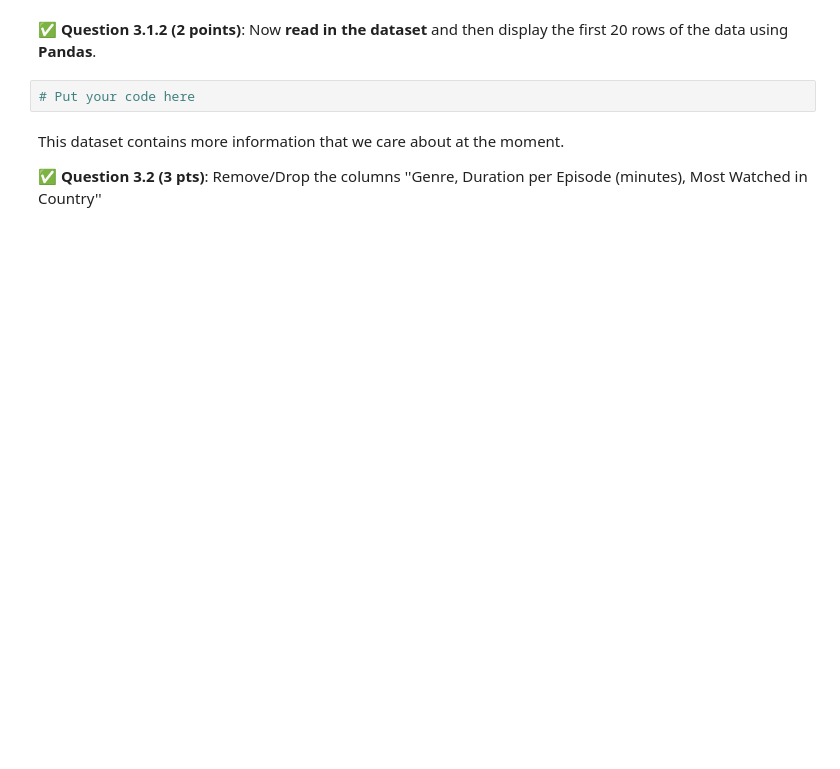
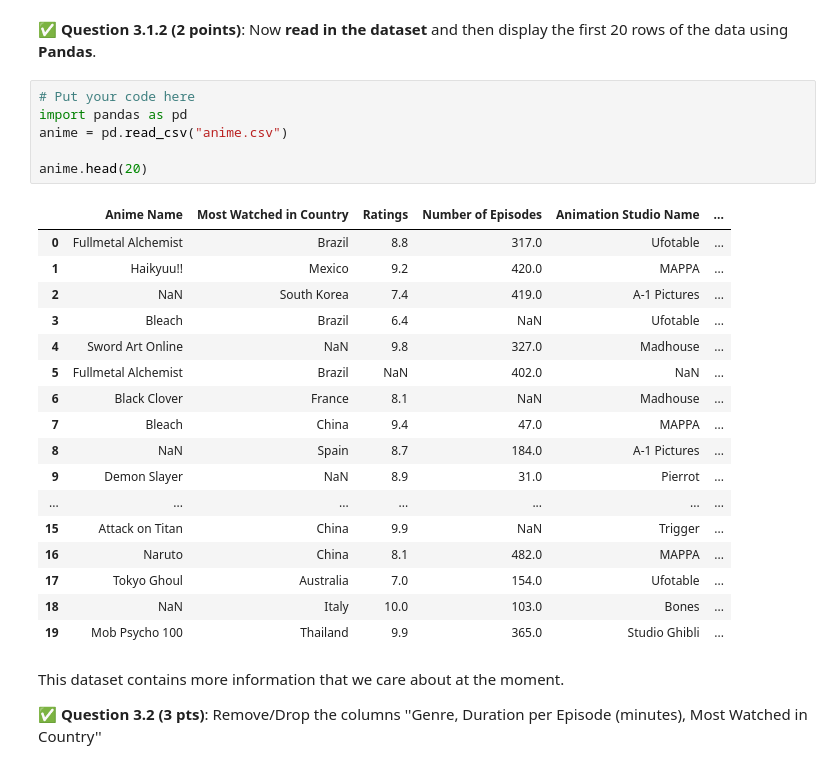
Before and after one commit to JakeRoll04/CMSE202-f25-turnin, a Jupyter notebook: exams/midterm/CMSE202-Midterm-Section001-Jake Roll.ipynb, the cells around one changed output. Cells and saved outputs as stored; diff of their text form; blank space fills up the shorter version.

```diff
--- a/exams/midterm/CMSE202-Midterm-Section001-Jake Roll.ipynb
+++ b/exams/midterm/CMSE202-Midterm-Section001-Jake Roll.ipynb
@@ -239,6 +244,28 @@ The link to the full dataset is [here](https://www.kaggle.com/datasets/samikshad
 &#9989; **Question 3.1.2 (2 points)**: Now **read in the dataset** and then display the first 20 rows of the data using **Pandas**.
 # %%
 # Put your code here
+import pandas as pd
+anime = pd.read_csv("anime.csv")
+
+anime.head(20)
+# %% [output]
+|  | Anime Name | Most Watched in Country | Ratings | Number of Episodes | Animation Studio Name | ... |
+| 0 | Fullmetal Alchemist | Brazil | 8.8 | 317.0 | Ufotable | ... |
+| 1 | Haikyuu!! | Mexico | 9.2 | 420.0 | MAPPA | ... |
+| 2 | NaN | South Korea | 7.4 | 419.0 | A-1 Pictures | ... |
+| 3 | Bleach | Brazil | 6.4 | NaN | Ufotable | ... |
+| 4 | Sword Art Online | NaN | 9.8 | 327.0 | Madhouse | ... |
+| 5 | Fullmetal Alchemist | Brazil | NaN | 402.0 | NaN | ... |
+| 6 | Black Clover | France | 8.1 | NaN | Madhouse | ... |
+| 7 | Bleach | China | 9.4 | 47.0 | MAPPA | ... |
+| 8 | NaN | Spain | 8.7 | 184.0 | A-1 Pictures | ... |
+| 9 | Demon Slayer | NaN | 8.9 | 31.0 | Pierrot | ... |
+| ... | ... | ... | ... | ... | ... | ... |
+| 15 | Attack on Titan | China | 9.9 | NaN | Trigger | ... |
+| 16 | Naruto | China | 8.1 | 482.0 | MAPPA | ... |
+| 17 | Tokyo Ghoul | Australia | 7.0 | 154.0 | Ufotable | ... |
+| 18 | NaN | Italy | 10.0 | 103.0 | Bones | ... |
+| 19 | Mob Psycho 100 | Thailand | 9.9 | 365.0 | Studio Ghibli | ... |
 # %% [markdown]
 This dataset contains more information that we care about at the moment.
 
```
Also changed, not shown: parts of 8 cells of this notebook.
